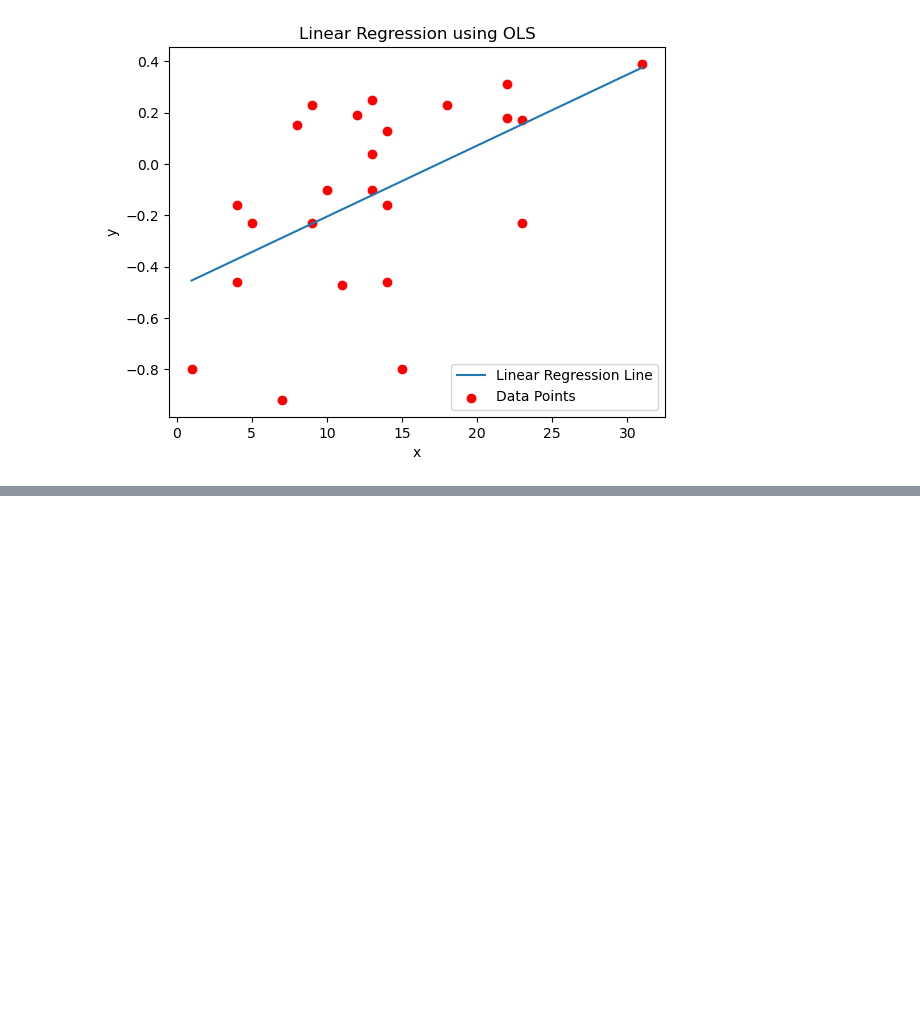
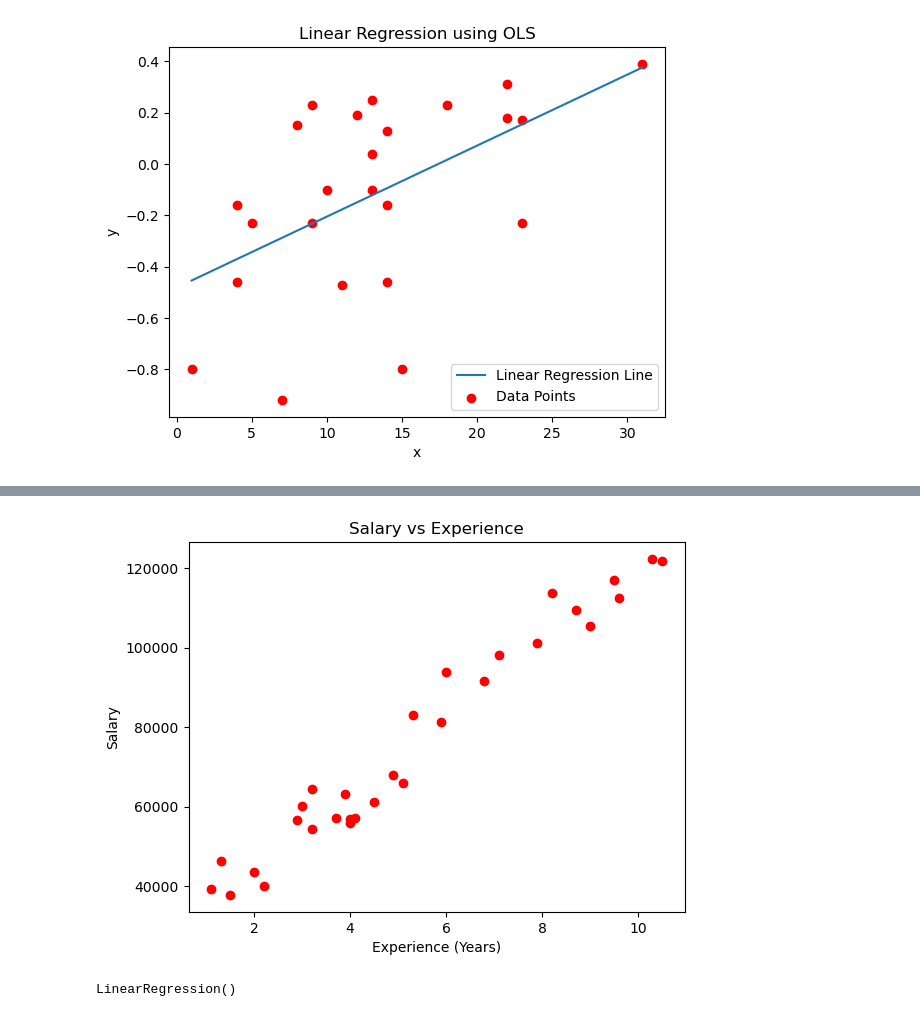
Before and after one commit to Joboa/dl-sciml, a Jupyter notebook: ml_algos/lin_reg.ipynb, the cells around one changed output, grey strips where cells are left out. Cells and saved outputs as stored; diff of their text form; code cells hidden in the pictures; blank space fills up the shorter version.

Commit message:
Update ml_aglos with sklearn linear regression model

```diff
--- a/ml_algos/lin_reg.ipynb
+++ b/ml_algos/lin_reg.ipynb
@@ -188,0 +247,11 @@ plt.show()
+# %%
+# How salary varies with experience
+plt.scatter(salary_data["YearsExperience"],
+            salary_data["Salary"],
+            color="red")
+plt.title("Salary vs Experience")
+plt.xlabel("Experience (Years)")
+plt.ylabel("Salary")
+plt.show()
+# %% [output]
+[figure, added]
@@ -188,0 +266,6 @@ plt.show()
+# %%
+# Using sklearn regression model
+regressor = LinearRegression()
+regressor.fit(x_train, y_train)
+# %% [output]
+LinearRegression()
```
Also changed, not shown: parts of 13 cells of this notebook, 2 other files.
